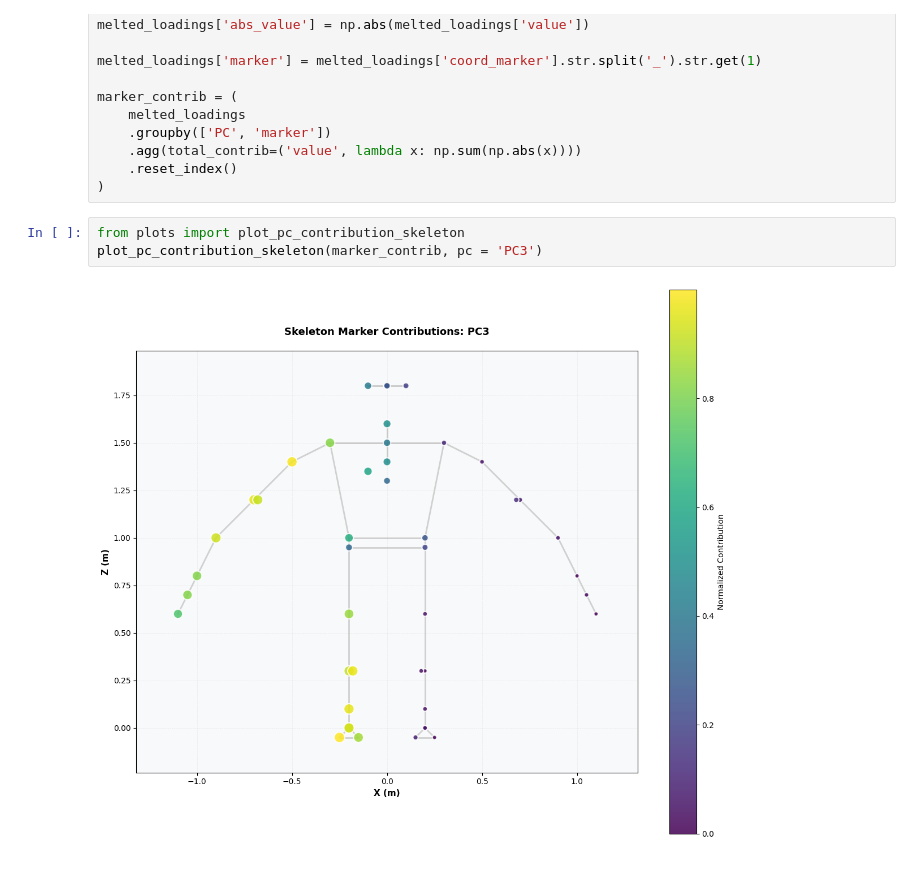
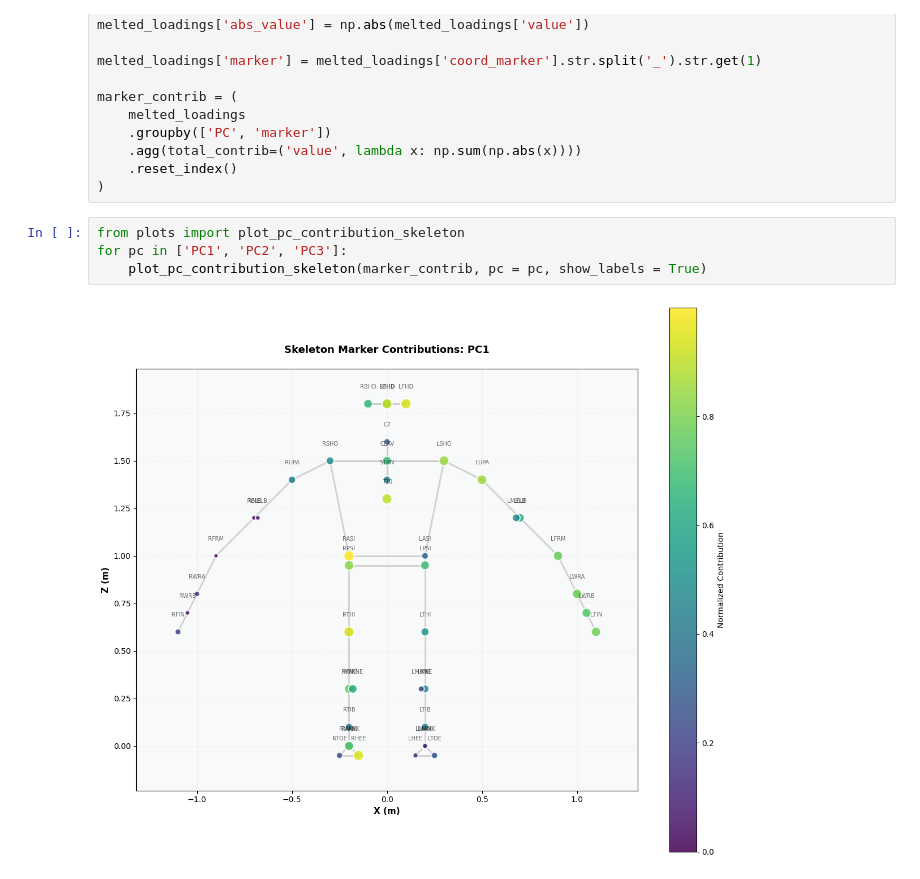
Before and after one commit to brianhockett/baseball-motion-analysis, a Jupyter notebook: pca/plots.ipynb, the cells around one changed output. Drawn from its saved outputs; the diff is of its cells as text.

Commit message:
Fixed mirroring issues + Made Skeleton Plots

```diff
--- a/pca/plots.ipynb
+++ b/pca/plots.ipynb
@@ -124,6 +152,7 @@ marker_contrib = (
 )
 # %%
 from plots import plot_pc_contribution_skeleton
-plot_pc_contribution_skeleton(marker_contrib, pc = 'PC3')
+for pc in ['PC1', 'PC2', 'PC3']:
+    plot_pc_contribution_skeleton(marker_contrib, pc = pc, show_labels = True)
 # %% [output]
-[figure, old version]
+[figure, new version]
```
Also changed, not shown: parts of 6 cells of this notebook, 8 other files.
